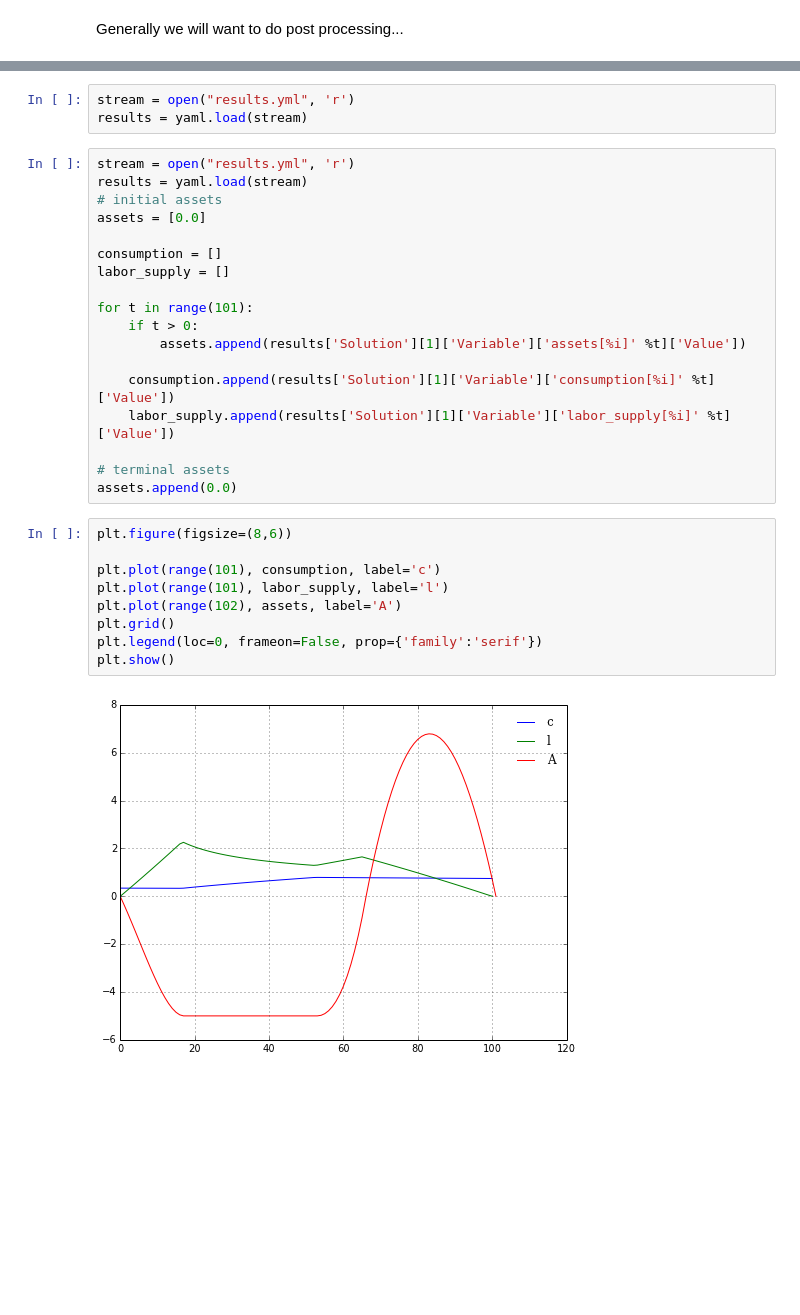
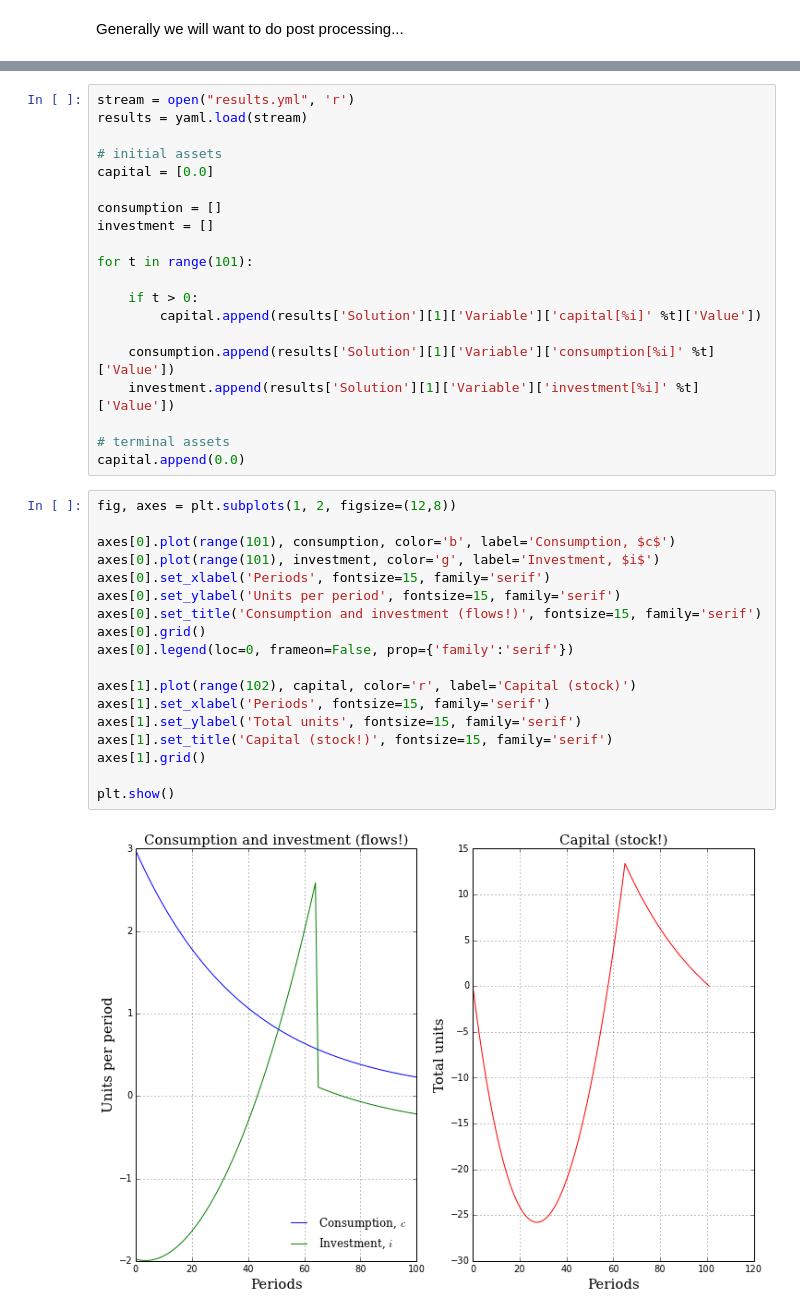
Before and after one commit to davidrpugh/zice-2014, a Jupyter notebook: optimization/Solving lifecycle problems with Pyomo.ipynb, the cells around one changed output, grey strips where cells are left out. Cells and saved outputs as stored; diff of their text form; blank space fills up the shorter version.

```diff
--- a/optimization/Solving lifecycle problems with Pyomo.ipynb
+++ b/optimization/Solving lifecycle problems with Pyomo.ipynb
@@ -637,32 +780,40 @@ Overwriting lifecycle.dat
-# %%
-stream = open("results.yml", 'r')
-results = yaml.load(stream)
 # %%
 stream = open("results.yml", 'r')
 results = yaml.load(stream)
+
 # initial assets
-assets = [0.0]
+capital = [0.0]
 
 consumption = []
-labor_supply = []
+investment = []
 
 for t in range(101):
+
     if t > 0:
-        assets.append(results['Solution'][1]['Variable']['assets[%i]' %t]['Value'])
+        capital.append(results['Solution'][1]['Variable']['capital[%i]' %t]['Value'])
 
     consumption.append(results['Solution'][1]['Variable']['consumption[%i]' %t]['Value'])
-    labor_supply.append(results['Solution'][1]['Variable']['labor_supply[%i]' %t]['Value'])
+    investment.append(results['Solution'][1]['Variable']['investment[%i]' %t]['Value'])
 
 # terminal assets
-assets.append(0.0)
+capital.append(0.0)
-# %%
-plt.figure(figsize=(8,6))
-
-plt.plot(range(101), consumption, label='c')
-plt.plot(range(101), labor_supply, label='l')
-plt.plot(range(102), assets, label='A')
-plt.grid()
-plt.legend(loc=0, frameon=False, prop={'family':'serif'})
-plt.show()
-# %% [output]
-[figure, removed]
+# %%
+fig, axes = plt.subplots(1, 2, figsize=(12,8))
+
+axes[0].plot(range(101), consumption, color='b', label='Consumption, $c$')
+axes[0].plot(range(101), investment, color='g', label='Investment, $i$')
+axes[0].set_xlabel('Periods', fontsize=15, family='serif')
+axes[0].set_ylabel('Units per period', fontsize=15, family='serif')
+axes[0].set_title('Consumption and investment (flows!)', fontsize=15, family='serif')
+axes[0].grid()
+axes[0].legend(loc=0, frameon=False, prop={'family':'serif'})
+
+axes[1].plot(range(102), capital, color='r', label='Capital (stock)')
+axes[1].set_xlabel('Periods', fontsize=15, family='serif')
+axes[1].set_ylabel('Total units', fontsize=15, family='serif')
+axes[1].set_title('Capital (stock!)', fontsize=15, family='serif')
+axes[1].grid()
+
+plt.show()
+# %% [output]
+[figure, added]
```
Also changed, not shown: parts of 28 cells of this notebook, 19 other files.
